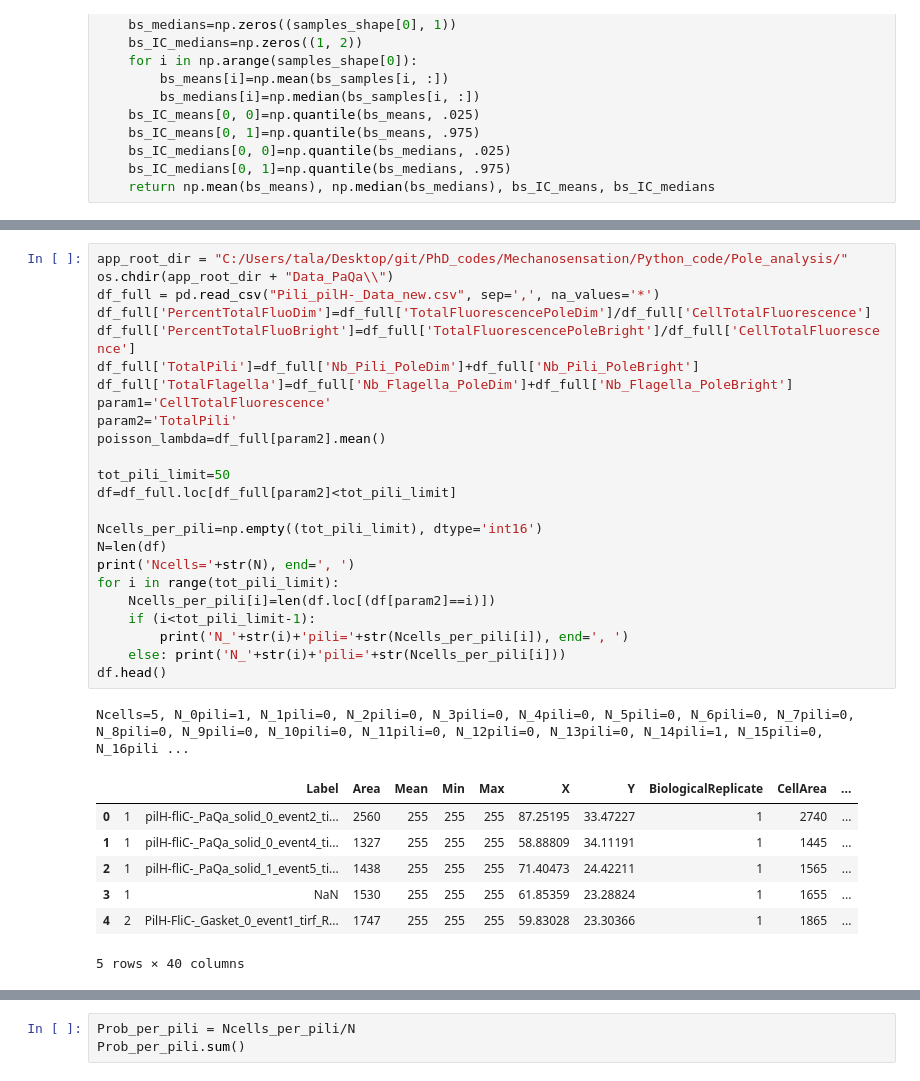
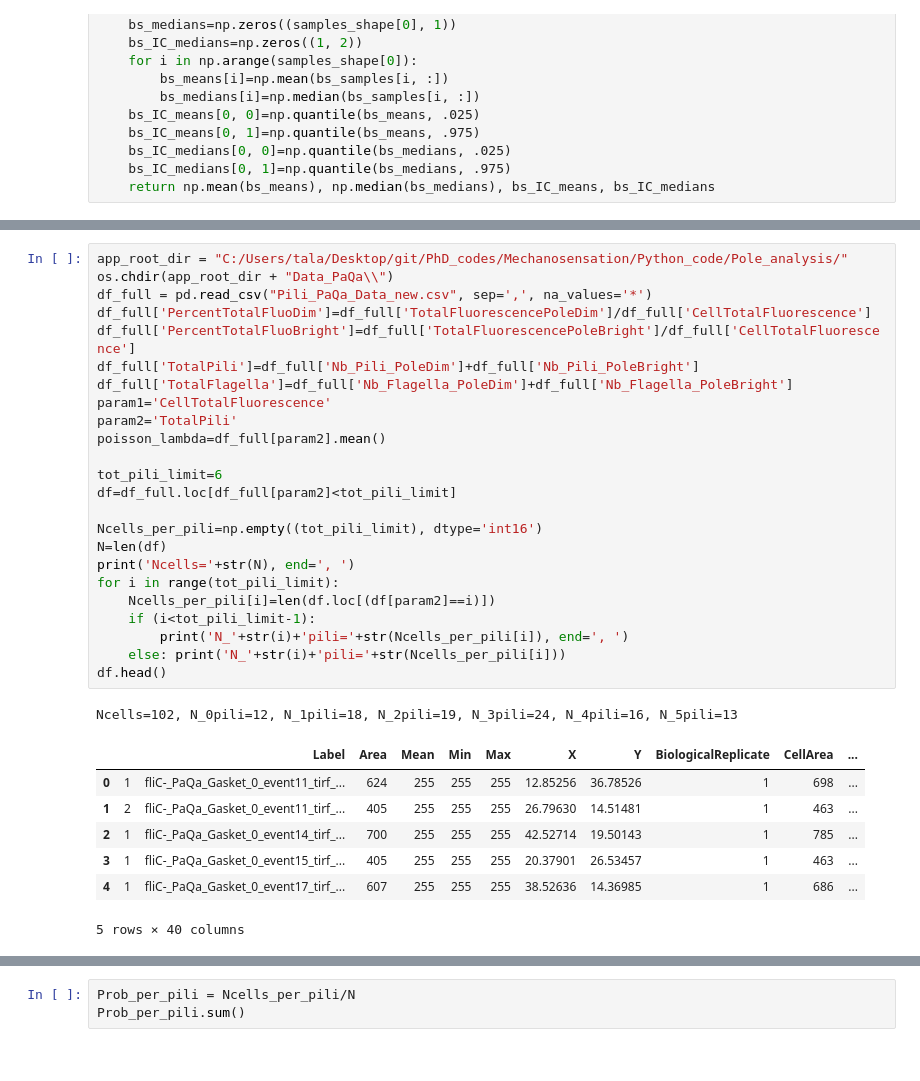
Before and after one commit to lorenzotala/PhD_codes, a Jupyter notebook: Mechanosensation/Python_code/Pole_analysis/Pili_PaQa_analysis.ipynb, the cells around one changed output, grey strips where cells are left out. Cells and saved outputs as stored; diff of their text form.

```diff
--- a/Mechanosensation/Python_code/Pole_analysis/Pili_PaQa_analysis.ipynb
+++ b/Mechanosensation/Python_code/Pole_analysis/Pili_PaQa_analysis.ipynb
@@ -72,35 +71,35 @@ combined_csv.head()
 # %%
 app_root_dir = "C:/Users/tala/Desktop/git/PhD_codes/Mechanosensation/Python_code/Pole_analysis/"
 os.chdir(app_root_dir + "Data_PaQa\\")
-df_full = pd.read_csv("Pili_pilH-_Data_new.csv", sep=',', na_values='*')
+df_full = pd.read_csv("Pili_PaQa_Data_new.csv", sep=',', na_values='*')
 df_full['PercentTotalFluoDim']=df_full['TotalFluorescencePoleDim']/df_full['CellTotalFluorescence']
 df_full['PercentTotalFluoBright']=df_full['TotalFluorescencePoleBright']/df_full['CellTotalFluorescence']
 df_full['TotalPili']=df_full['Nb_Pili_PoleDim']+df_full['Nb_Pili_PoleBright']
 df_full['TotalFlagella']=df_full['Nb_Flagella_PoleDim']+df_full['Nb_Flagella_PoleBright']
 param1='CellTotalFluorescence'
 param2='TotalPili'
 poisson_lambda=df_full[param2].mean()
 
-tot_pili_limit=50
+tot_pili_limit=6
 df=df_full.loc[df_full[param2]<tot_pili_limit]
 
 Ncells_per_pili=np.empty((tot_pili_limit), dtype='int16')
 N=len(df)
 print('Ncells='+str(N), end=', ')
 for i in range(tot_pili_limit):
     Ncells_per_pili[i]=len(df.loc[(df[param2]==i)])
     if (i<tot_pili_limit-1):
         print('N_'+str(i)+'pili='+str(Ncells_per_pili[i]), end=', ')
     else: print('N_'+str(i)+'pili='+str(Ncells_per_pili[i]))
 df.head()
 # %% [output]
-Ncells=5, N_0pili=1, N_1pili=0, N_2pili=0, N_3pili=0, N_4pili=0, N_5pili=0, N_6pili=0, N_7pili=0, N_8pili=0, N_9pili=0, N_10pili=0, N_11pili=0, N_12pili=0, N_13pili=0, N_14pili=1, N_15pili=0, N_16pili ...
+Ncells=102, N_0pili=12, N_1pili=18, N_2pili=19, N_3pili=24, N_4pili=16, N_5pili=13
 |  |  | Label | Area | Mean | Min | Max | X | Y | BiologicalReplicate | CellArea | ... |
-| 0 | 1 | pilH-fliC-_PaQa_solid_0_event2_ti... | 2560 | 255 | 255 | 255 | 87.25195 | 33.47227 | 1 | 2740 | ... |
-| 1 | 1 | pilH-fliC-_PaQa_solid_0_event4_ti... | 1327 | 255 | 255 | 255 | 58.88809 | 34.11191 | 1 | 1445 | ... |
-| 2 | 1 | pilH-fliC-_PaQa_solid_1_event5_ti... | 1438 | 255 | 255 | 255 | 71.40473 | 24.42211 | 1 | 1565 | ... |
-| 3 | 1 | NaN | 1530 | 255 | 255 | 255 | 61.85359 | 23.28824 | 1 | 1655 | ... |
-| 4 | 2 | PilH-FliC-_Gasket_0_event1_tirf_R... | 1747 | 255 | 255 | 255 | 59.83028 | 23.30366 | 1 | 1865 | ... |
+| 0 | 1 | fliC-_PaQa_Gasket_0_event11_tirf_... | 624 | 255 | 255 | 255 | 12.85256 | 36.78526 | 1 | 698 | ... |
+| 1 | 2 | fliC-_PaQa_Gasket_0_event11_tirf_... | 405 | 255 | 255 | 255 | 26.79630 | 14.51481 | 1 | 463 | ... |
+| 2 | 1 | fliC-_PaQa_Gasket_0_event14_tirf_... | 700 | 255 | 255 | 255 | 42.52714 | 19.50143 | 1 | 785 | ... |
+| 3 | 1 | fliC-_PaQa_Gasket_0_event15_tirf_... | 405 | 255 | 255 | 255 | 20.37901 | 26.53457 | 1 | 463 | ... |
+| 4 | 1 | fliC-_PaQa_Gasket_0_event17_tirf_... | 607 | 255 | 255 | 255 | 38.52636 | 14.36985 | 1 | 686 | ... |
 5 rows × 40 columns
 # %%
 nb_pili=np.zeros((tot_pili_limit, 1))
```
Also changed, not shown: parts of 7 cells of this notebook, 13 other files.
